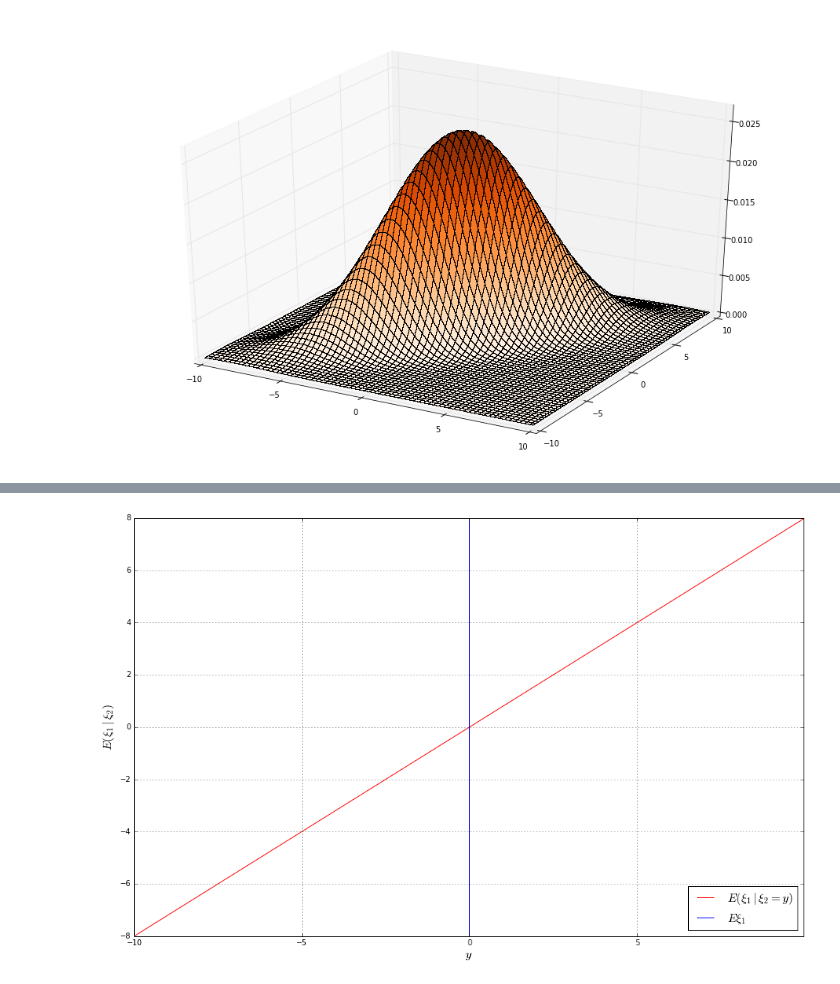
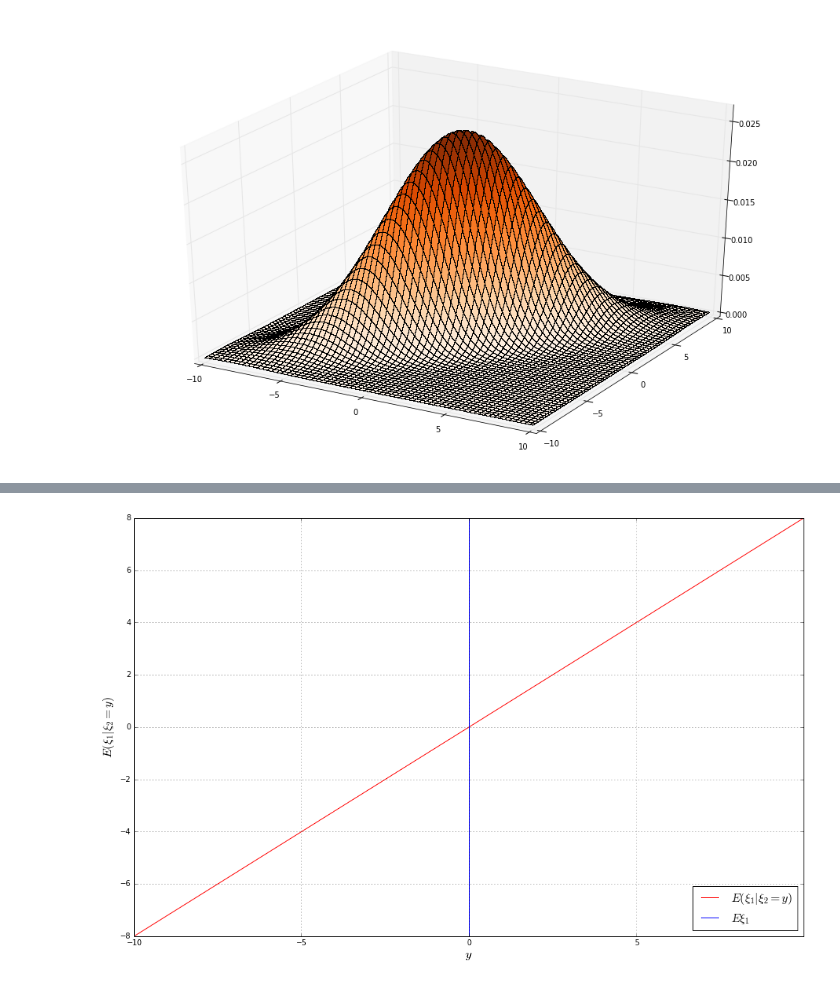
Before and after one commit to SemyonKozloff/mipt-math-stat, a Jupyter notebook: practice-4/pr-1.ipynb, the cells around one changed output, grey strips where cells are left out. Saved outputs shown, nothing was run; the diff lists cells and outputs as text; code cells hidden in the pictures.

```diff
--- a/practice-4/pr-1.ipynb
+++ b/practice-4/pr-1.ipynb
@@ -53,14 +66,14 @@ plt.show()
 # %%
 y_grid = np.arange(-AXIS_LIM, AXIS_LIM, STEP)
 
 plt.figure(figsize=(16, 10))
-plt.plot(y_grid, (4 / 5) * y_grid, label=r'$E(\xi_1 \mid \xi_2 = y)$', color='red')
+plt.plot(y_grid, (4 / 5) * y_grid, label=r'$E(\xi_1|\xi_2=y)$', color='red')
 plt.axvline(x=0, ymin=-AXIS_LIM, ymax = AXIS_LIM, color='blue', label='$E\\xi_1$')
 plt.xlim(y_grid.min(), y_grid.max())
 plt.xlabel(r'$y$', fontsize=16)
-plt.ylabel('$E(\\xi_1 \mid \\xi_2)$', fontsize=16)
+plt.ylabel('$E(\\xi_1|\\xi_2=y)$', fontsize=16)
 plt.legend(fontsize=16, loc=4)
 plt.grid()
 plt.show()
 # %% [output]
-[figure, old version]
+[figure, new version]
```
Also changed, not shown: parts of 6 cells of this notebook, 1 other file.
